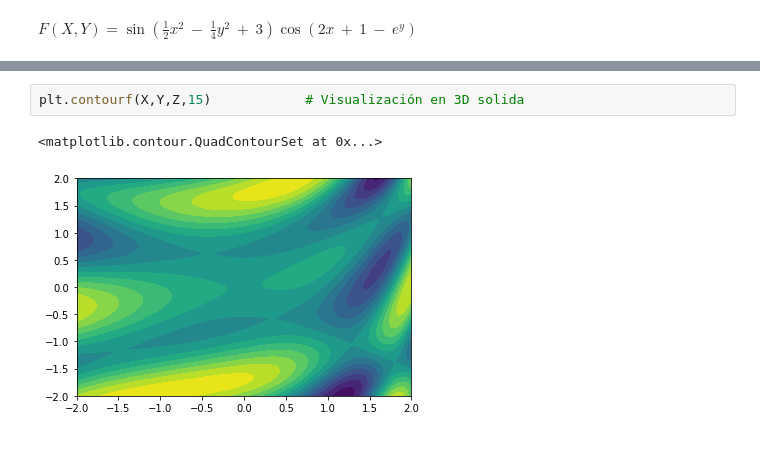
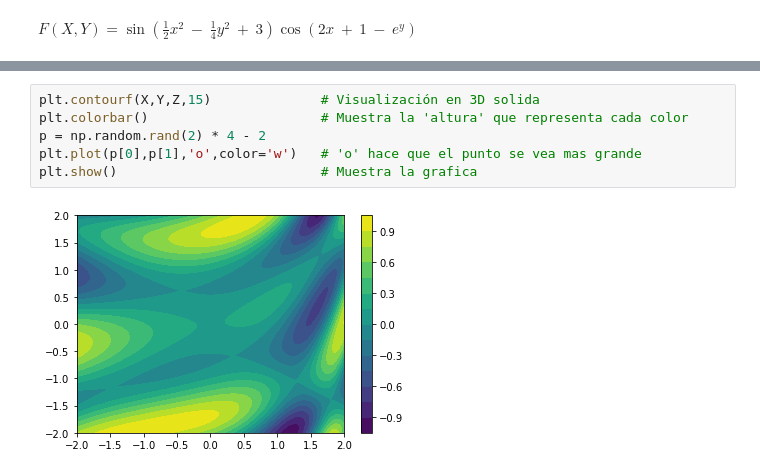
Before and after one commit to Gamapro/Pandas-Numpy-y-Matplotlib-Tutorial, a Jupyter notebook: Numpy, Pandas y Matplotlib.ipynb, the cells around one changed output, grey strips where cells are left out. Drawn from its saved outputs; the diff is of its cells as text; blank space fills up the shorter version.

```diff
--- a/Numpy, Pandas y Matplotlib.ipynb
+++ b/Numpy, Pandas y Matplotlib.ipynb
@@ -544,5 +544,8 @@ plt.contour(X,Y,Z,50)            # Visualización en 3D
-# %%
-plt.contourf(X,Y,Z,15)            # Visualización en 3D solida
-# %% [output]
-<matplotlib.contour.QuadContourSet at 0x...>
-[figure, removed]
+# %%
+plt.contourf(X,Y,Z,15)              # Visualización en 3D solida
+plt.colorbar()                      # Muestra la 'altura' que representa cada color
+p = np.random.rand(2) * 4 - 2
+plt.plot(p[0],p[1],'o',color='w')   # 'o' hace que el punto se vea mas grande
+plt.show()                          # Muestra la grafica
+# %% [output]
+[figure, added]
```
Also changed, not shown: parts of 2 cells of this notebook.
